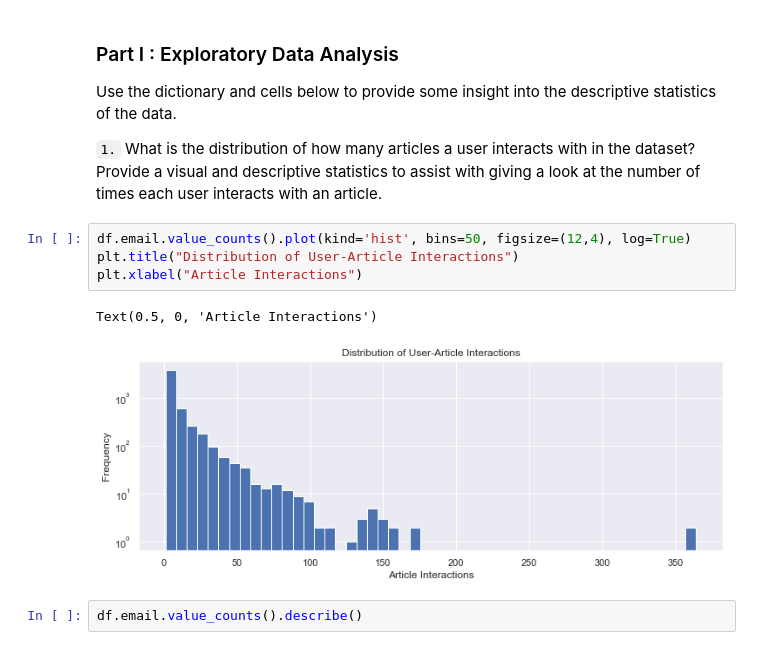
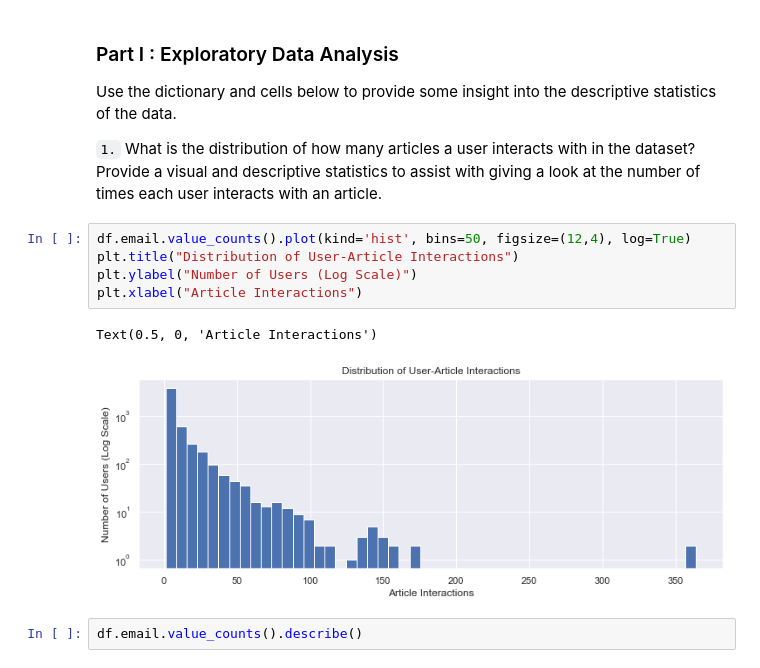
Before and after one commit to acheng1230/Udacity_DataScientist_Nanodegree, a Jupyter notebook: Project_03/Recommendations_with_IBM.ipynb, the cells around one changed output. Saved outputs shown, nothing was run; the diff lists cells and outputs as text.

```diff
--- a/Project_03/Recommendations_with_IBM.ipynb
+++ b/Project_03/Recommendations_with_IBM.ipynb
@@ -66,10 +66,11 @@ Use the dictionary and cells below to provide some insight into the descriptive
 # %%
 df.email.value_counts().plot(kind='hist', bins=50, figsize=(12,4), log=True)
 plt.title("Distribution of User-Article Interactions")
+plt.ylabel("Number of Users (Log Scale)")
 plt.xlabel("Article Interactions")
 # %% [output]
 Text(0.5, 0, 'Article Interactions')
-[figure, old version]
+[figure, new version]
 # %%
 df.email.value_counts().describe()
 # %% [output]
```
Also changed, not shown: parts of 16 cells of this notebook, 40 other files.
